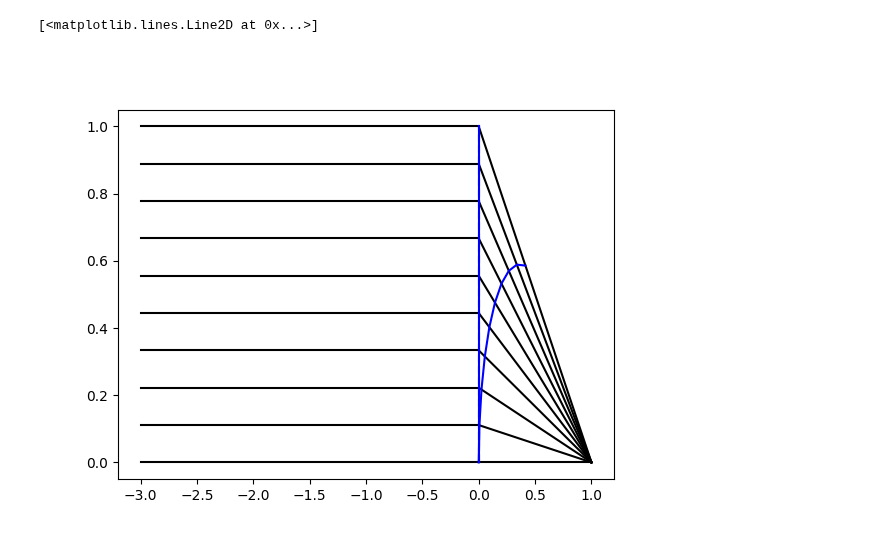
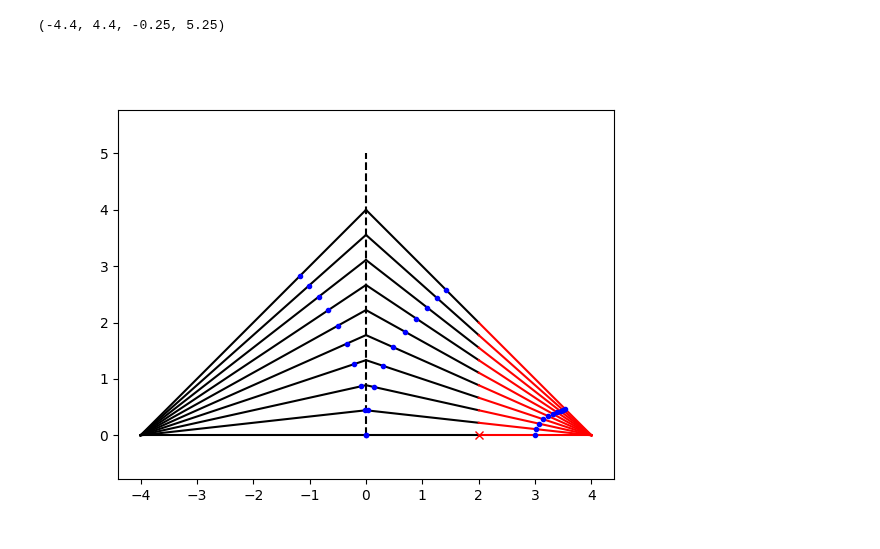
Before and after one commit to DavidLanders95/MonteCarloMS, a Jupyter notebook: phase_shift_thin_lens.ipynb, the cells around one changed output. Cells and saved outputs as stored; diff of their text form; code cells hidden in the pictures.

```diff
--- a/phase_shift_thin_lens.ipynb
+++ b/phase_shift_thin_lens.ipynb
@@ -27,7 +27,7 @@ def interp_coordinates_from_optical_path_length(opl_0, opl_1, z_0, z_1, x_0, x_1
 
     # Evaluate the interpolated values
     for i in range(N):
-        z_given_opl[i] = interp_fn_array_z_from_opl[i](opl_value)
+        z_given_opl[i] = interp_fn_array_z_from_opl[i](opl_values[i])
         x_given_z[i] = interp_fn_array_x_from_z[i](z_given_opl[i])
 
     return z_given_opl, x_given_z
@@ -72,16 +196,17 @@ z12_given_opl, x12_given_z = interp_coordinates_from_optical_path_length(rays_st
 # %%
 plt.figure()
-plt.vlines(0, 0, 1, color = 'k', linestyle = '--')
+plt.vlines(0, 0, 5, color = 'k', linestyle = '--')
 plt.plot([rays_start_z, rays_lens_z], [rays_start[0, :], rays_lens[0, :]], '-k')
 plt.plot([rays_lens_z, rays_focal_z], [rays_lens[0, :], rays_focal[0, :]], '-k')
-plt.plot(z01_given_opl, x01_given_z, '-b')
-plt.plot(z12_given_opl, x12_given_z, '-b')
+plt.plot([rays_focal_z, rays_image_z], [rays_focal[0, :], rays_image[0, :]], '-r')
+plt.plot(z01_given_opl, x01_given_z, '.b')
+plt.plot(z12_given_opl, x12_given_z, '.b')
+plt.plot(z13_given_opl, x13_given_z, '.b')
 
-z = 1.0 + np.sqrt(1.0**2 - (0 - rays_lens[0, :])**2)
-x = np.sqrt(1.0**2 - (z)**2)
+x = lens_f * rays_slope
 
-plt.plot(z, x)
-# plt.axis('equal')
+plt.plot(lens_f, x[0], 'xr')
+plt.axis('equal')
 # %% [output]
-[<matplotlib.lines.Line2D at 0x...>]
+(-4.4, 4.4, -0.25, 5.25)
-[figure, old version]
+[figure, new version]
```
Also changed, not shown: parts of 6 cells of this notebook.
